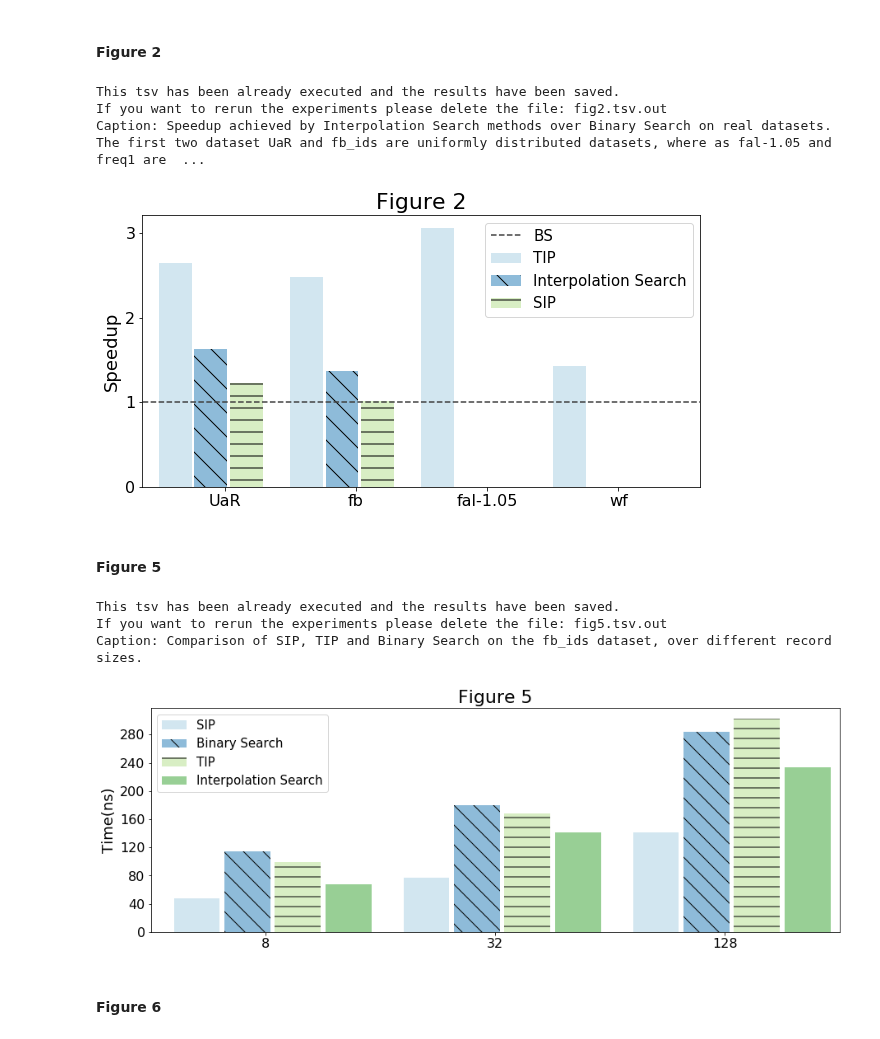
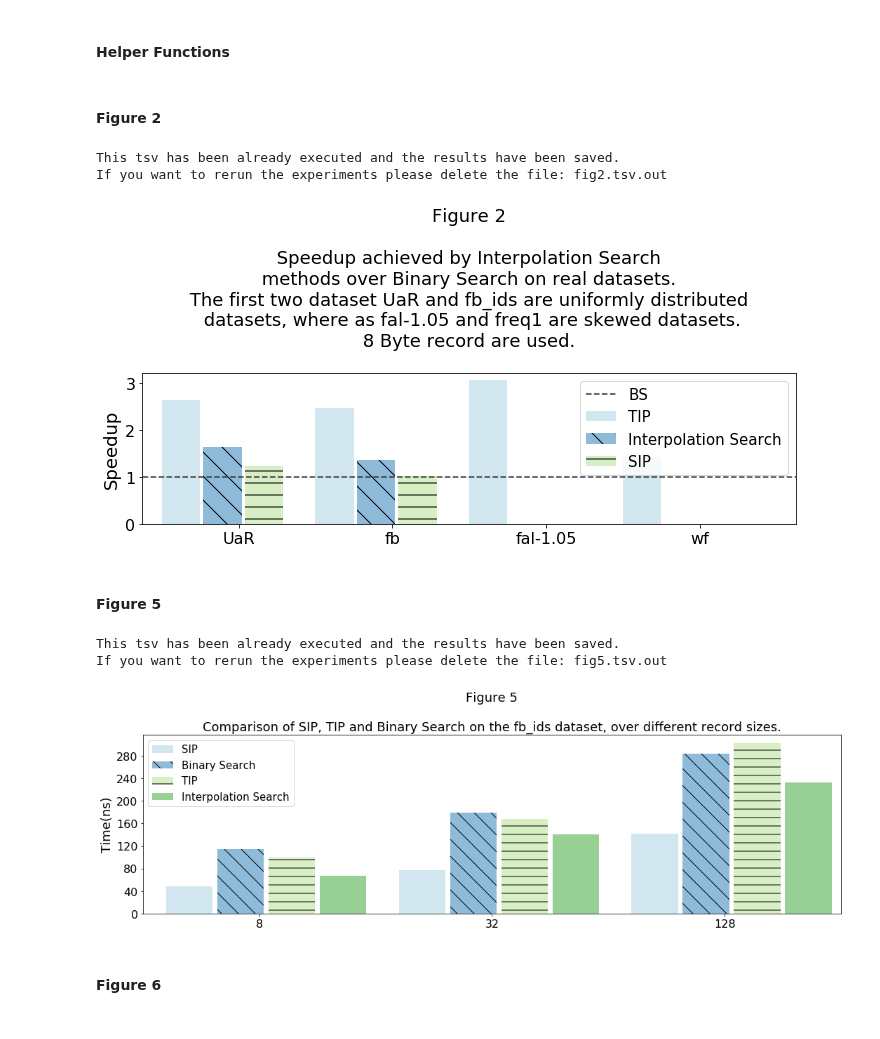
Before and after one commit to UWHustle/Efficiently-Searching-In-Memory-Sorted-Arrays, a Jupyter notebook: reproduce_experiments/Reproducibility.ipynb, the cells around one changed output. Drawn from its saved outputs; the diff is of its cells as text; code cells hidden in the pictures.

Commit message:
almost all figures

```diff
--- a/reproduce_experiments/Reproducibility.ipynb
+++ b/reproduce_experiments/Reproducibility.ipynb
@@ -1,3 +1,5 @@
+# %% [markdown]
+#### Helper Functions
 # %%
 # Plot colors
 lblue="#a6cee3"
@@ -152,6 +154,8 @@ labels=["UaR", "fb", "fal-1.05", "wf"]
 pos = [0,1,2,3]
 width = 0.25
 
+caption = "Figure 2\n\n Speedup achieved by Interpolation Search \n methods over Binary Search on real datasets. \n The first two dataset UaR and fb_ids are uniformly distributed \n datasets, where as fal-1.05 and freq1 are skewed datasets.\n 8 Byte record are used. \n"
+
 fig, ax = plt.subplots(figsize=(10,5))
 plt.bar(pos,
         tipSpeedups,
@@ -173,46 +177,39 @@ plt.bar([p + width*2+.04 for p in pos],
         width,
         alpha=0.5,
         color=lgreen,
         label="SIP",
         hatch="-")
 
 plt.plot([-1,5],[1,1],linestyle="dashed", color=black, label="BS")
 
 ax.set_ylabel('Speedup', size=18)
 
-ax.set_title('Figure 2', size=22)
+ax.set_title(caption, size=18)
 
 # Set the position of the x ticks
 ax.set_xticks([p + 1.5 * width for p in pos])
 ax.yaxis.set_major_locator(MaxNLocator(integer=True))
 
 # Set the labels for the x ticks
 ax.set_xticklabels(labels, size=15)
 ax.tick_params(axis='both', which='major', labelsize=16)
 
 # Setting the x-axis and y-axis limits
 plt.xlim(min(pos)-width, max(pos)+width*4)
 # plt.ylim([0, max(df['pre_score'] + df['mid_score'] + df['post_score'])] )
 
 # Adding the legend and showing the plot
 plt.legend(['TIP', 'Interpolation Search', 'SIP'], loc='upper right')
 plt.legend(prop={'size': 15})
-
+plt.tight_layout()
 plt.gcf().savefig('./figures/fig2.pdf', format='pdf')
-
-print("Caption: Speedup achieved by Interpolation Search methods over Binary Search on real datasets. The first two dataset UaR and fb_ids are uniformly distributed datasets, where as fal-1.05 and freq1 are skewed datasets. 8 Byte record are used.")
 # %% [output]
 This tsv has been already executed and the results have been saved.
 If you want to rerun the experiments please delete the file: fig2.tsv.out
-Caption: Speedup achieved by Interpolation Search methods over Binary Search on real datasets. The first two dataset UaR and fb_ids are uniformly distributed datasets, where as fal-1.05 and freq1 are  ...
-[figure, old version]
+[figure, new version]
 # %% [markdown]
 #### Figure 5
 # %%
-# algos: i-hyp-64, i-opt-8, bs
-# datasets: fb
-# record-size: 8,32,128
-
 tsv="fig5.tsv"
 rm_tsv(tsv)
 
@@ -281,18 +278,18 @@ plt.xlim(min(pos)-width, max(pos)+width*4)
 # plt.ylim([0, max(df['pre_score'] + df['mid_score'] + df['post_score'])] )
 
 # Adding the legend and showing the plot
+caption = "Figure 5\n\nComparison of SIP, TIP and Binary Search on the fb_ids dataset, over different record sizes."
+plt.title(caption, size=18)
+plt.tight_layout()
 plt.legend(['SIP', 'Binary Search', 'TIP', 'Interpolation Search' ], loc='upper right')
 plt.legend(prop={'size': 15})
 
+
 plt.gcf().savefig('./figures/fig5.pdf', format='pdf')
-
-
-print("Caption: Comparison of SIP, TIP and Binary Search on the fb_ids dataset, over different record sizes.")
 # %% [output]
 This tsv has been already executed and the results have been saved.
 If you want to rerun the experiments please delete the file: fig5.tsv.out
-Caption: Comparison of SIP, TIP and Binary Search on the fb_ids dataset, over different record sizes.
-[figure, old version]
+[figure, new version]
 # %% [markdown]
 #### Figure 6
 # %%
```
Also changed, not shown: parts of 14 cells of this notebook, 3 other files.
